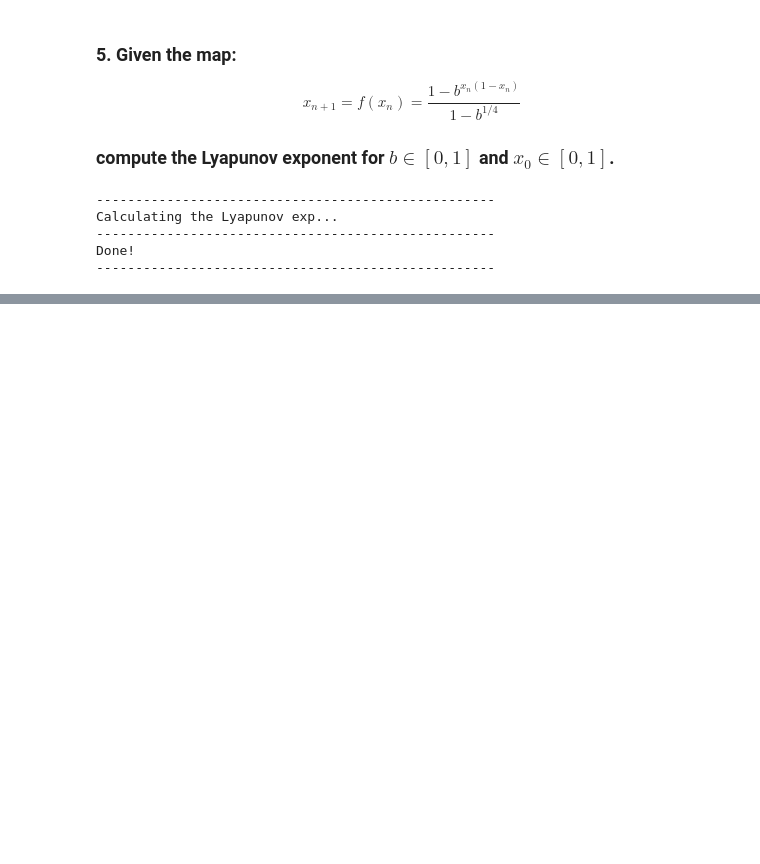
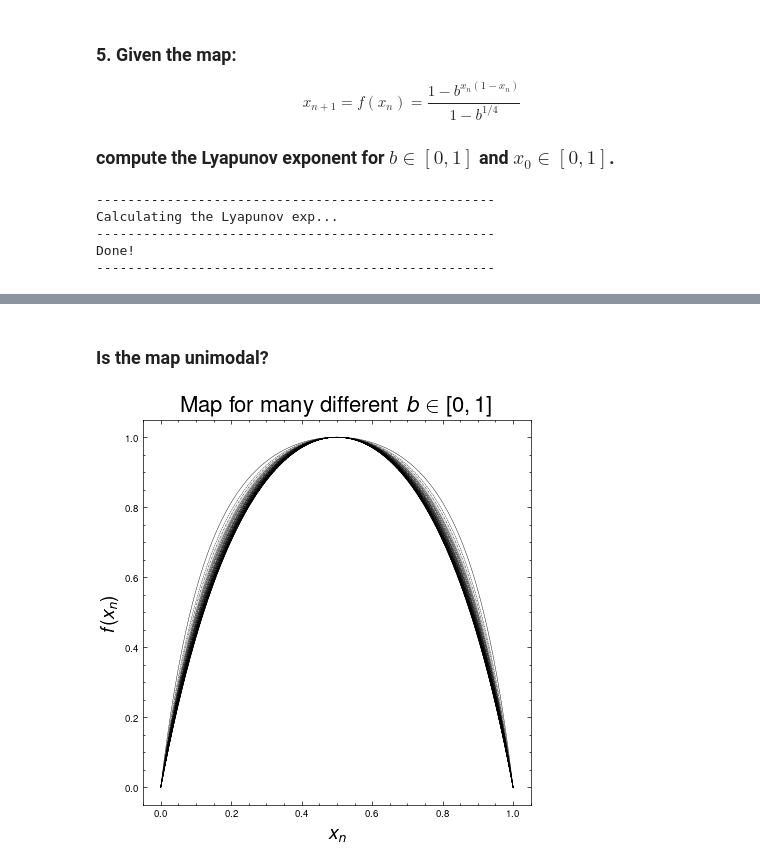
Before and after one commit to whyyorlantaken/Dynamical-Systems-Coursework, a Jupyter notebook: Take-home-2/code/notebook.ipynb, the cells around one changed output, grey strips where cells are left out. Drawn from its saved outputs; the diff is of its cells as text; code cells hidden in the pictures; blank space fills up the shorter version.

```diff
--- a/Take-home-2/code/notebook.ipynb
+++ b/Take-home-2/code/notebook.ipynb
@@ -263,0 +276,33 @@ plt.show()
+# %% [markdown]
+### Is the map unimodal?
+# %%
+# x values
+x_values = np.linspace(0, 1, 1000)
+
+# B values
+b_values = np.linspace(0.001, 0.1, 50)
+
+# List for y values
+y_list = []
+
+# Get the map for each b
+for b in b_values:
+
+    # Get the map
+    y_values = frac_map(x_values, b)
+
+    # Plot it
+    y_list.append(y_values)
+# %%
+# Plot the results
+plt.figure(figsize=(5, 5))
+for i, b in enumerate(b_values):
+    plt.plot(x_values, y_list[i], lw = 0.3, c = "k", alpha = 1)
+plt.title('Map for many different $b \in [0, 1]$', fontsize=16)
+plt.ylabel(r"$f(x_n)$", fontsize=14)
+plt.xlabel(r"$x_n$", fontsize=14)
+#plt.axhline(0, color='black', lw=0.5)
+#plt.axvline(0, color='black', lw=0.5)
+plt.show()
+# %% [output]
+[figure, added]
```
Also changed, not shown: parts of 5 cells of this notebook, 22 other files.
